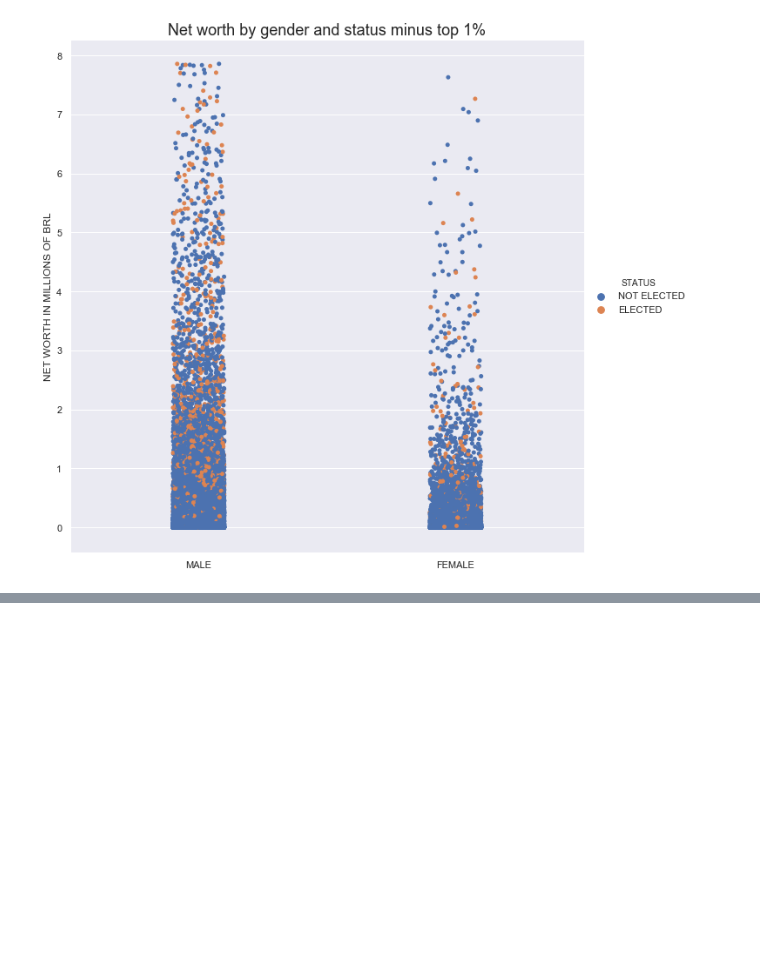
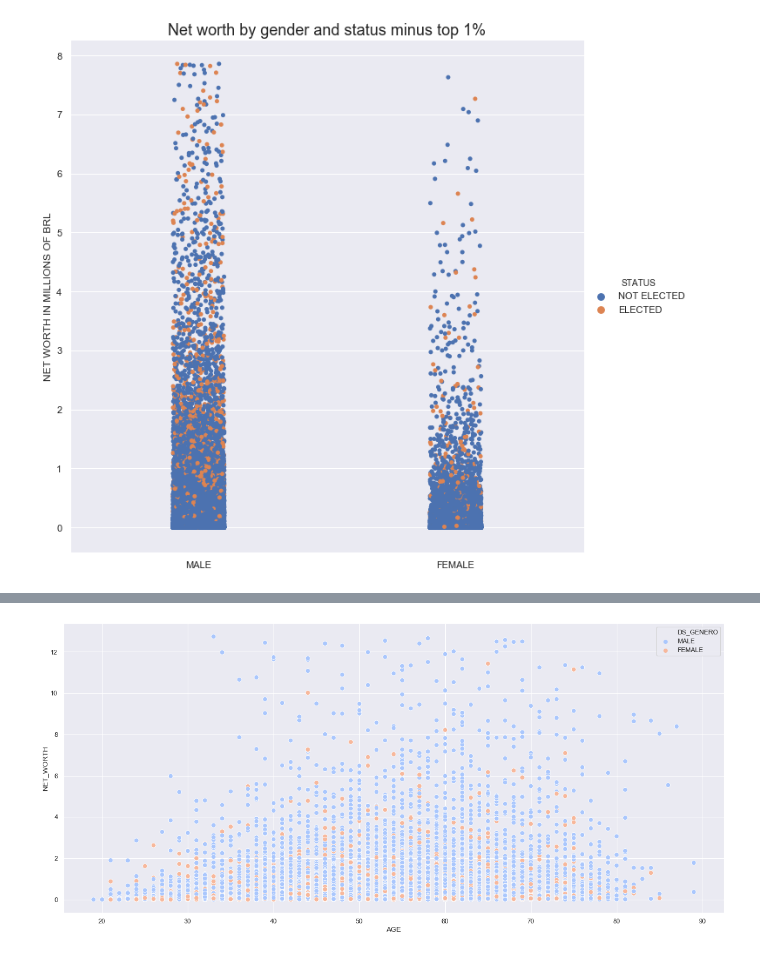
Before and after one commit to gguillaux/brazil_elections_2018, a Jupyter notebook: EDA.ipynb, the cells around one changed output, grey strips where cells are left out. Drawn from its saved outputs; the diff is of its cells as text; code cells hidden in the pictures; blank space fills up the shorter version.

```diff
--- a/EDA.ipynb
+++ b/EDA.ipynb
@@ -222,0 +212,4 @@ plt.show()
+# %%
+g = sns.scatterplot(x='AGE', y='NET_WORTH', hue='DS_GENERO', data=aux[aux.NET_WORTH < aux.NET_WORTH.quantile(0.99)], palette='coolwarm', s=60)
+# %% [output]
+[figure, added]
```
Also changed, not shown: parts of 5 cells of this notebook.
